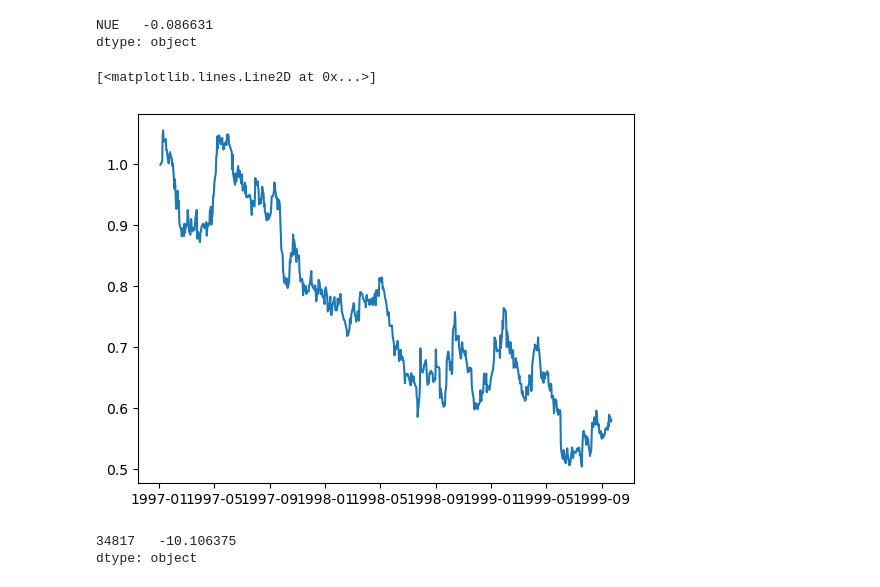
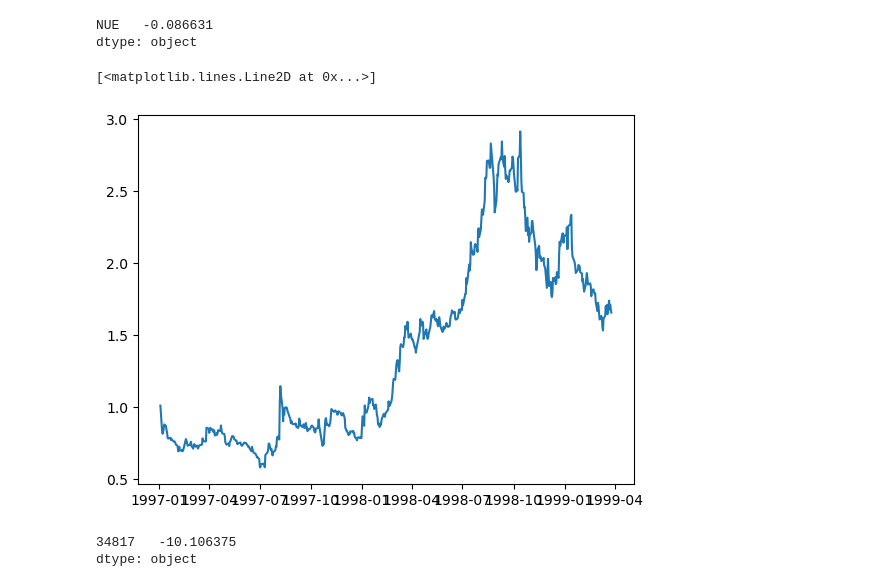
Before and after one commit to quintengeerts2000/MasterThesis-DRL_applications_to_stat_arb, a Jupyter notebook: empirical_analysis/RL_trading_tests.ipynb, the cells around one changed output. Cells and saved outputs as stored; diff of their text form; code cells hidden in the pictures.

```diff
--- a/empirical_analysis/RL_trading_tests.ipynb
+++ b/empirical_analysis/RL_trading_tests.ipynb
@@ -37,11 +37,23 @@ if os.path.exists(filename):
 price_df = price_df.loc[:dt.datetime(2021,12,31)]
 price_df = price_df.replace(['C','B'],np.nan).astype(float)
 price_df = price_df[(price_df.index >= dt.datetime(1996,1,1)) & (price_df.index < dt.datetime(2023,1,1))].dropna(axis=0, thresh=300)
-price_df = price_df.dropna(axis=1,how='all')
+#price_df = price_df.dropna(axis=1,how='all')
 # %%
 test = price_df.copy()
 # %%
-# USE THE DATASET FROM WHARTON RESEARCH DATA SERVICES for returns data
+# # USE THE DATASET FROM WHARTON RESEARCH DATA SERVICES for returns data
+# filename = 'wrds_daily_returns.csv'
+# if os.path.exists(filename):
+#     price_df = pd.read_csv(filename)
+#     price_df.set_index('date', inplace=True)
+#     price_df.index = pd.to_datetime(price_df.index)
+
+# price_df = price_df.loc[:dt.datetime(2021,12,31)]
+# price_df = price_df.replace(['C','B'],np.nan).astype(float)
+# price_df = price_df[(price_df.index >= dt.datetime(1996,1,1)) & (price_df.index < dt.datetime(2023,1,1))].dropna(axis=0, thresh=300)
+# price_df = price_df.dropna(axis=1,how='all')
+
+# USE THE DATASET FROM WHARTON RESEARCH DATA SERVICES
 filename = 'wrds_daily_returns.csv'
 if os.path.exists(filename):
     price_df = pd.read_csv(filename)
@@ -50,8 +62,6 @@ if os.path.exists(filename):
 
 price_df = price_df.loc[:dt.datetime(2021,12,31)]
 price_df = price_df.replace(['C','B'],np.nan).astype(float)
-price_df = price_df[(price_df.index >= dt.datetime(1996,1,1)) & (price_df.index < dt.datetime(2023,1,1))].dropna(axis=0, thresh=300)
-price_df = price_df.dropna(axis=1,how='all')
 # %%
 # USE THE DATASET FROM WHARTON RESEARCH DATA SERVICES for fundamental data
 panel = pd.read_csv('monthly_IPCA_panel.csv')
@@ -77,16 +87,16 @@ action_to_portfolio = {0:-1, 1:0, 2: 1}
 # PARAMETERS
 seed = 100  #np.random.randint(0,100000)
 
-frames      = 6500
+frames      = 6200
 BUFFER_SIZE = 1000000
 BATCH_SIZE  = 64
 GAMMA       = 0.99
 TAU         = 1e-2
-eps_frames  = 100
+eps_frames  = 500
 min_eps     = 0.025
 LR          = 1e-3
 UPDATE_EVERY= 5
-n_step      = 5
+n_step      = 1
 
 device = torch.device("cuda:0" if torch.cuda.is_available() else "cpu")
 print("Using ", device)
@@ -103,7 +113,7 @@ state_size        = [30]
 
 agent = M_DQN_Agent(state_size=state_size,
                         action_size=action_size,
-                        layer_size=30,
+                        layer_size=64,
                         BATCH_SIZE=BATCH_SIZE,
                         BUFFER_SIZE=BUFFER_SIZE,
                         LR=LR,
@@ -116,7 +126,7 @@ agent = M_DQN_Agent(state_size=state_size,
 ##########################
 
 MINIMUM_BUFFER  = 5000      # minimum amount of experiences before the DRL agent starts learning
-EPISODE_LENGTH  = 25        # episode length, only used for telling when to show the performance
+EPISODE_LENGTH  = 25       # episode length, only used for telling when to show the performance
 LOOKBACK_WINDOW = 252       # lookback window used for the PCA estimation
 LOADING_WINDOW  = 60        # last 30 values are used to create the loadings for the factor model
 FACTORS         = 5         # the amount of factors used in the factor model
@@ -303,10 +312,10 @@ env.res_rets[['NUE']].dropna().min()
 NUE   -0.086631
 dtype: object
 # %%
-plt.plot((env.res_rets[['NUE']].dropna()+1).cumprod())
+plt.plot((env.res_rets[['AAPL']].dropna()+1).cumprod())
 # %% [output]
 [<matplotlib.lines.Line2D at 0x...>]
-[figure, old version]
+[figure, new version]
 # %%
 env.res_rets[['34817']].min()
 # %% [output]
```
Also changed, not shown: parts of 4 cells of this notebook, 2 other files.
